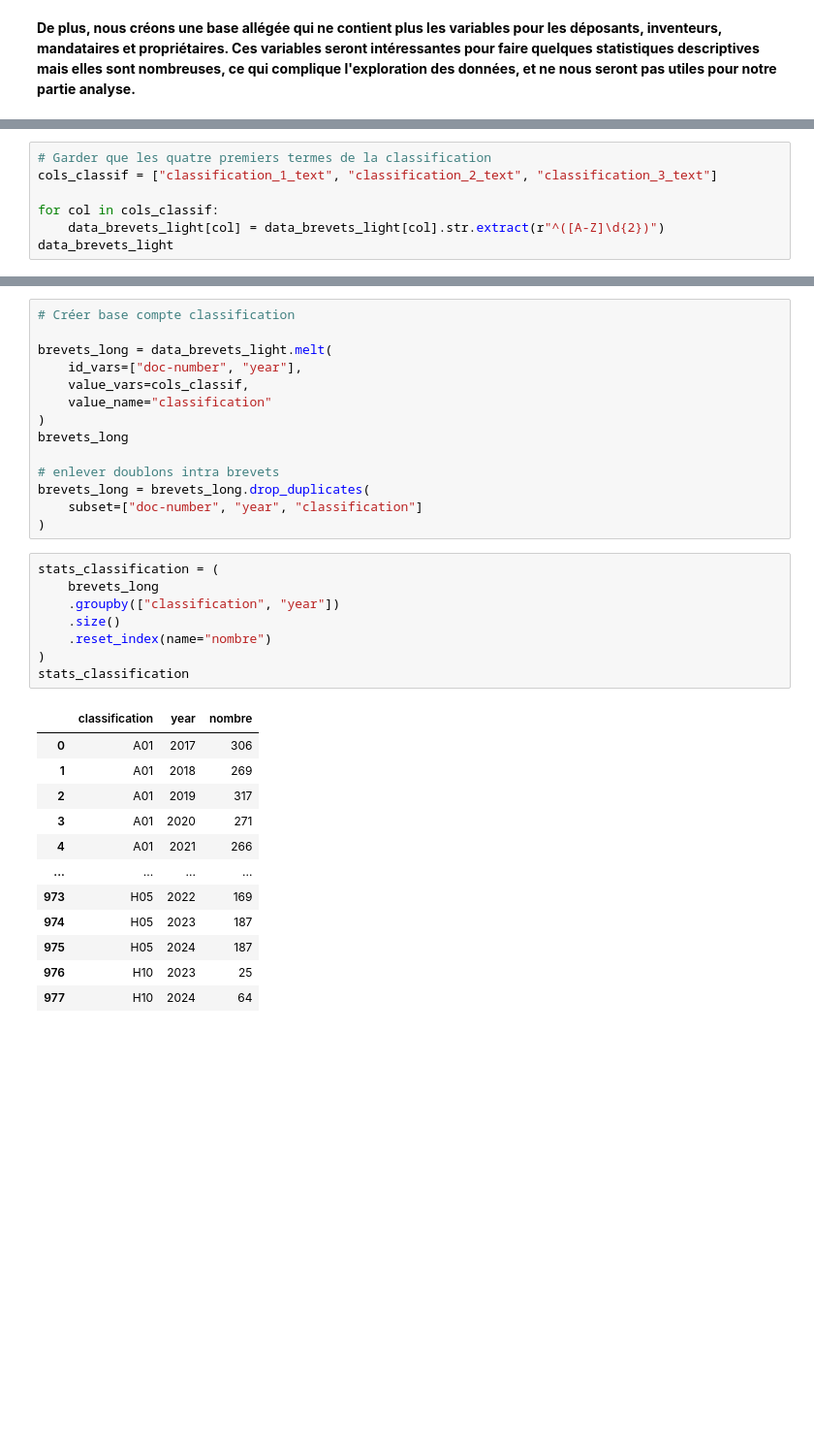
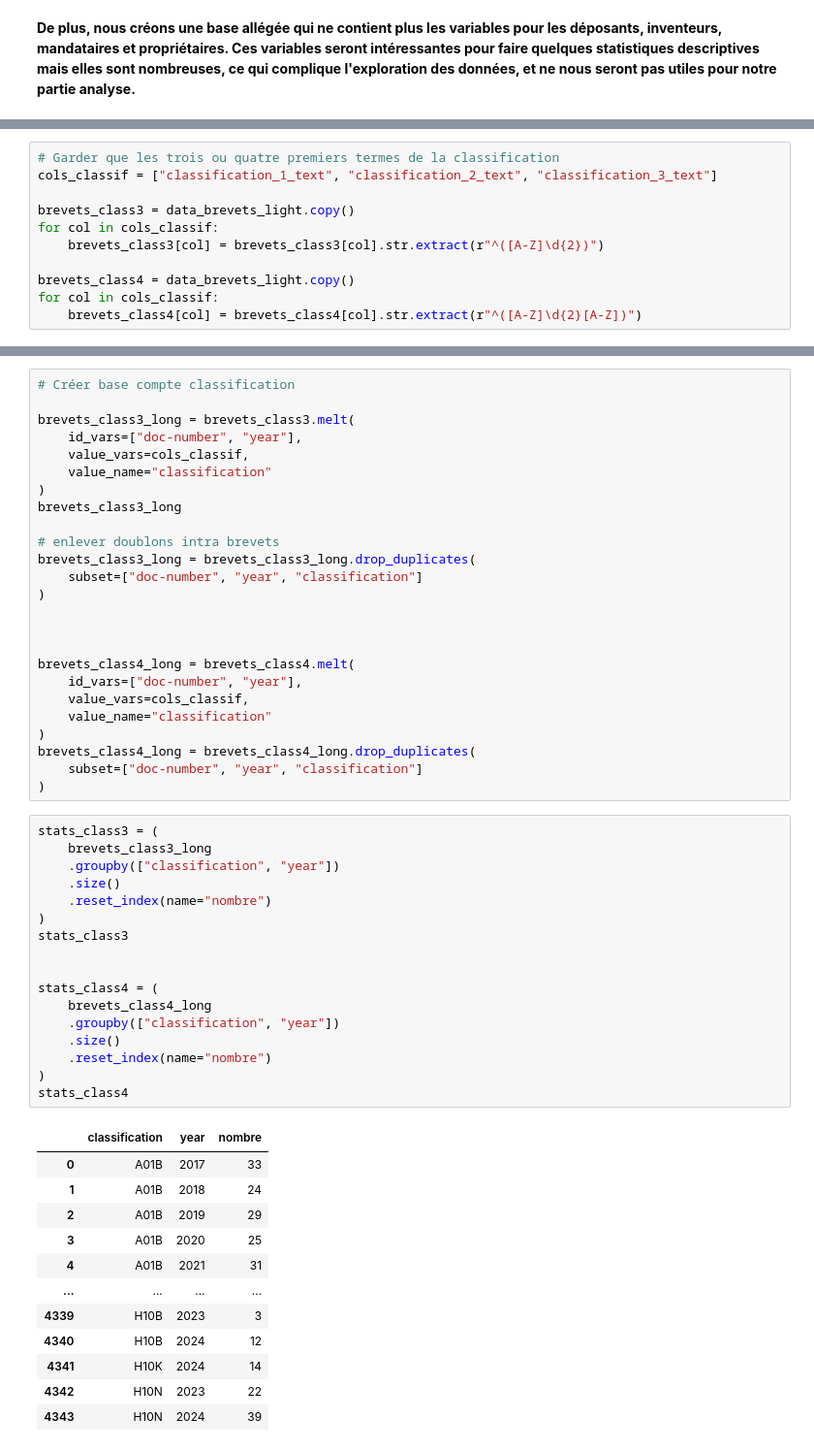
Before and after one commit to IrisLaf/Depots-de-brevets-et-marches-financiers, a Jupyter notebook: Cleaning_V2.ipynb, the cells around one changed output, grey strips where cells are left out. Shown at 97% size. Drawn from its saved outputs; the diff is of its cells as text; blank space fills up the shorter version.

```diff
--- a/Cleaning_V2.ipynb
+++ b/Cleaning_V2.ipynb
@@ -430,7 +437,11 @@ data_brevets_light.head(5)
 # %%
-# Garder que les quatre premiers termes de la classification
+# Garder que les trois ou quatre premiers termes de la classification
 cols_classif = ["classification_1_text", "classification_2_text", "classification_3_text"]
 
+brevets_class3 = data_brevets_light.copy()
 for col in cols_classif:
-    data_brevets_light[col] = data_brevets_light[col].str.extract(r"^([A-Z]\d{2})")
-data_brevets_light
+    brevets_class3[col] = brevets_class3[col].str.extract(r"^([A-Z]\d{2})")
+
+brevets_class4 = data_brevets_light.copy()
+for col in cols_classif:
+    brevets_class4[col] = brevets_class4[col].str.extract(r"^([A-Z]\d{2}[A-Z])")
@@ -451,35 +502,55 @@ data_brevets_light
 # %%
 # Créer base compte classification
 
-brevets_long = data_brevets_light.melt(
+brevets_class3_long = brevets_class3.melt(
     id_vars=["doc-number", "year"],
     value_vars=cols_classif,
     value_name="classification"
 )
-brevets_long
+brevets_class3_long
 
 # enlever doublons intra brevets
-brevets_long = brevets_long.drop_duplicates(
+brevets_class3_long = brevets_class3_long.drop_duplicates(
     subset=["doc-number", "year", "classification"]
 )
+
+
+
+brevets_class4_long = brevets_class4.melt(
+    id_vars=["doc-number", "year"],
+    value_vars=cols_classif,
+    value_name="classification"
+)
+brevets_class4_long = brevets_class4_long.drop_duplicates(
+    subset=["doc-number", "year", "classification"]
+)
 # %%
-stats_classification = (
-    brevets_long
+stats_class3 = (
+    brevets_class3_long
     .groupby(["classification", "year"])
     .size()
     .reset_index(name="nombre")
 )
-stats_classification
+stats_class3
+
+
+stats_class4 = (
+    brevets_class4_long
+    .groupby(["classification", "year"])
+    .size()
+    .reset_index(name="nombre")
+)
+stats_class4
 # %% [output]
 |  | classification | year | nombre |
-| 0 | A01 | 2017 | 306 |
-| 1 | A01 | 2018 | 269 |
-| 2 | A01 | 2019 | 317 |
-| 3 | A01 | 2020 | 271 |
-| 4 | A01 | 2021 | 266 |
+| 0 | A01B | 2017 | 33 |
+| 1 | A01B | 2018 | 24 |
+| 2 | A01B | 2019 | 29 |
+| 3 | A01B | 2020 | 25 |
+| 4 | A01B | 2021 | 31 |
 | ... | ... | ... | ... |
-| 973 | H05 | 2022 | 169 |
-| 974 | H05 | 2023 | 187 |
-| 975 | H05 | 2024 | 187 |
-| 976 | H10 | 2023 | 25 |
-| 977 | H10 | 2024 | 64 |
+| 4339 | H10B | 2023 | 3 |
+| 4340 | H10B | 2024 | 12 |
+| 4341 | H10K | 2024 | 14 |
+| 4342 | H10N | 2023 | 22 |
+| 4343 | H10N | 2024 | 39 |
```
Also changed, not shown: parts of 13 cells of this notebook, 2 other files.
